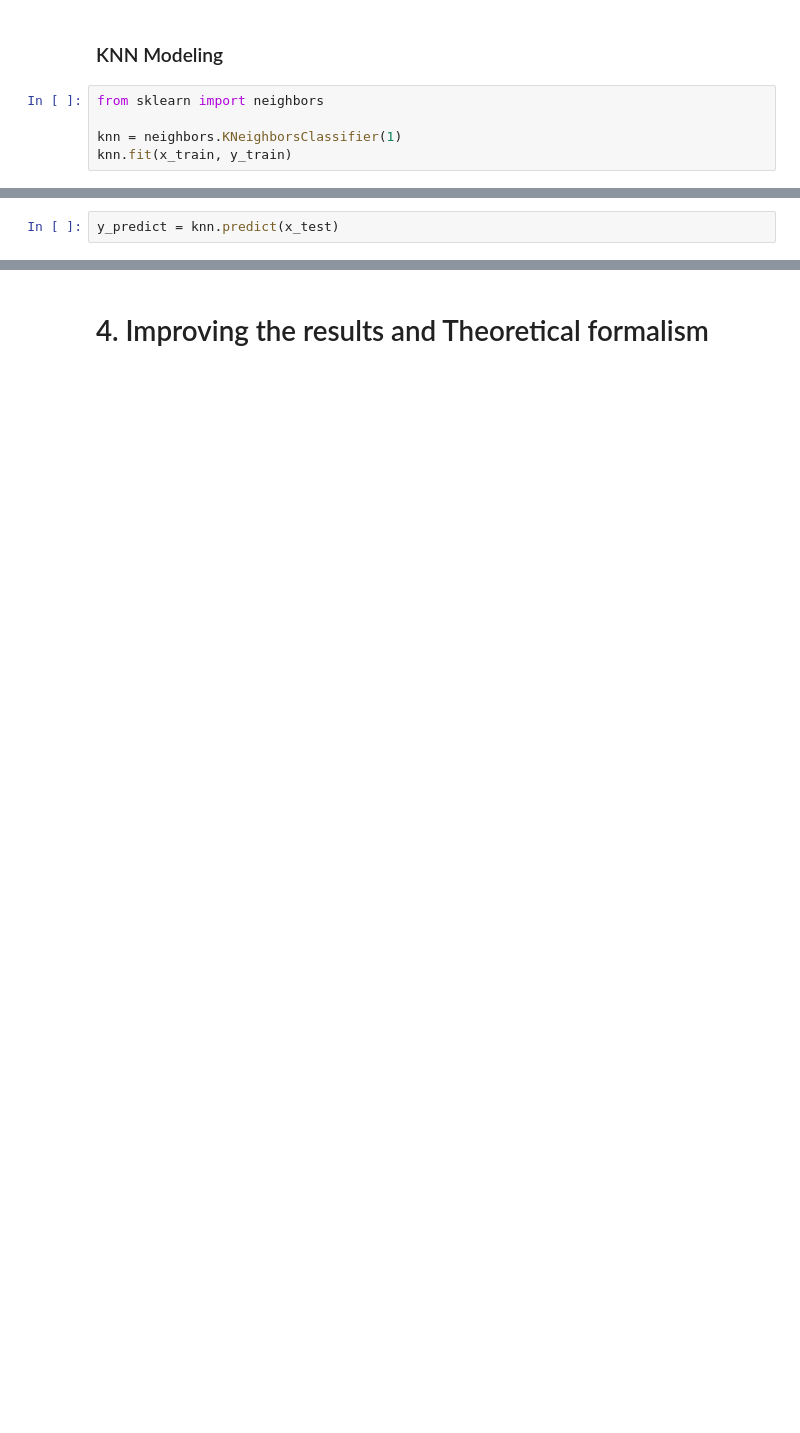
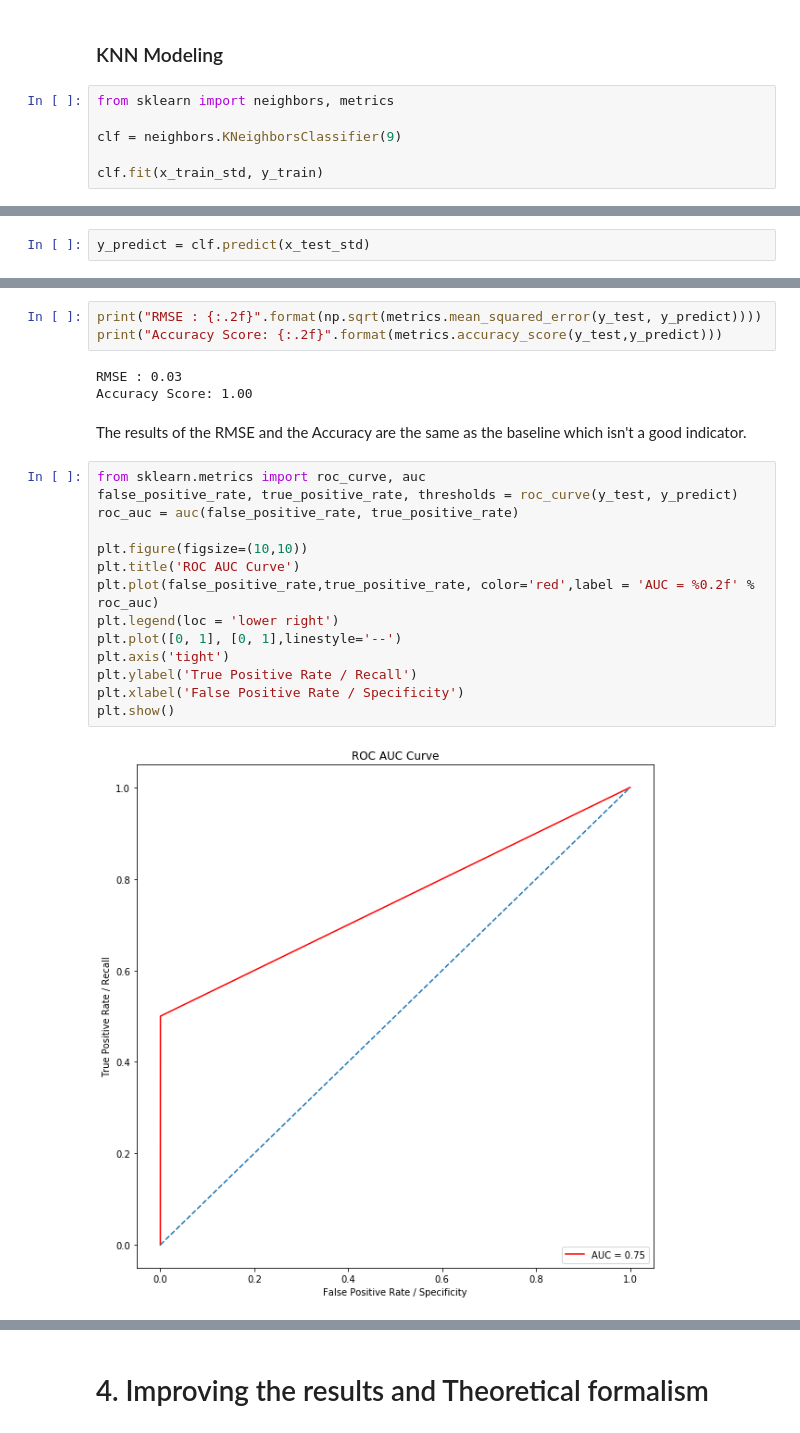
Before and after one commit to andbluedev/Covid-Dataset-Analysis-and-Predictions, a Jupyter notebook: Covid Analysis and Predictions.ipynb, the cells around one changed output, grey strips where cells are left out. Cells and saved outputs as stored; diff of their text form; blank space fills up the shorter version.

```diff
--- a/Covid Analysis and Predictions.ipynb
+++ b/Covid Analysis and Predictions.ipynb
@@ -562,9 +563,10 @@ plt.show()
 # %% [markdown]
 ### KNN Modeling
 # %%
-from sklearn import neighbors
+from sklearn import neighbors, metrics
 
-knn = neighbors.KNeighborsClassifier(1)
-knn.fit(x_train, y_train)
+clf = neighbors.KNeighborsClassifier(9)
+
+clf.fit(x_train_std, y_train)
 # %% [output]
 KNeighborsClassifier(algorithm='auto', leaf_size=30, metric='minkowski',
@@ -572,3 +574,3 @@ KNeighborsClassifier(algorithm='auto', leaf_size=30, metric='minkowski',
                      weights='uniform')
 # %%
-y_predict = knn.predict(x_test)
+y_predict = clf.predict(x_test_std)
@@ -592,0 +579,24 @@ metrics.accuracy_score(y_test, y_predict)
+# %%
+print("RMSE : {:.2f}".format(np.sqrt(metrics.mean_squared_error(y_test, y_predict))))
+print("Accuracy Score: {:.2f}".format(metrics.accuracy_score(y_test,y_predict)))
+# %% [output]
+RMSE : 0.03
+Accuracy Score: 1.00
+# %% [markdown]
+The results of the RMSE and the Accuracy are the same as the baseline which isn't a good indicator.
+# %%
+from sklearn.metrics import roc_curve, auc
+false_positive_rate, true_positive_rate, thresholds = roc_curve(y_test, y_predict)
+roc_auc = auc(false_positive_rate, true_positive_rate)
+
+plt.figure(figsize=(10,10))
+plt.title('ROC AUC Curve')
+plt.plot(false_positive_rate,true_positive_rate, color='red',label = 'AUC = %0.2f' % roc_auc)
+plt.legend(loc = 'lower right')
+plt.plot([0, 1], [0, 1],linestyle='--')
+plt.axis('tight')
+plt.ylabel('True Positive Rate / Recall')
+plt.xlabel('False Positive Rate / Specificity')
+plt.show()
+# %% [output]
+[figure, added]
```
Also changed, not shown: parts of 16 cells of this notebook.
